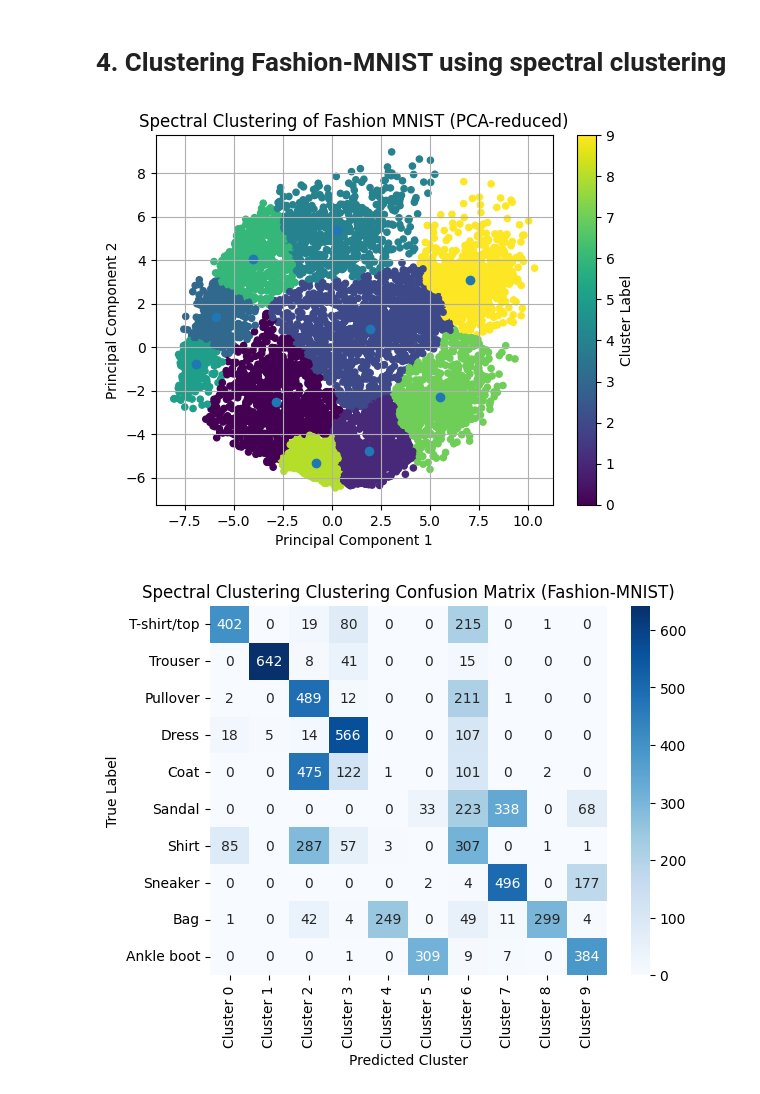
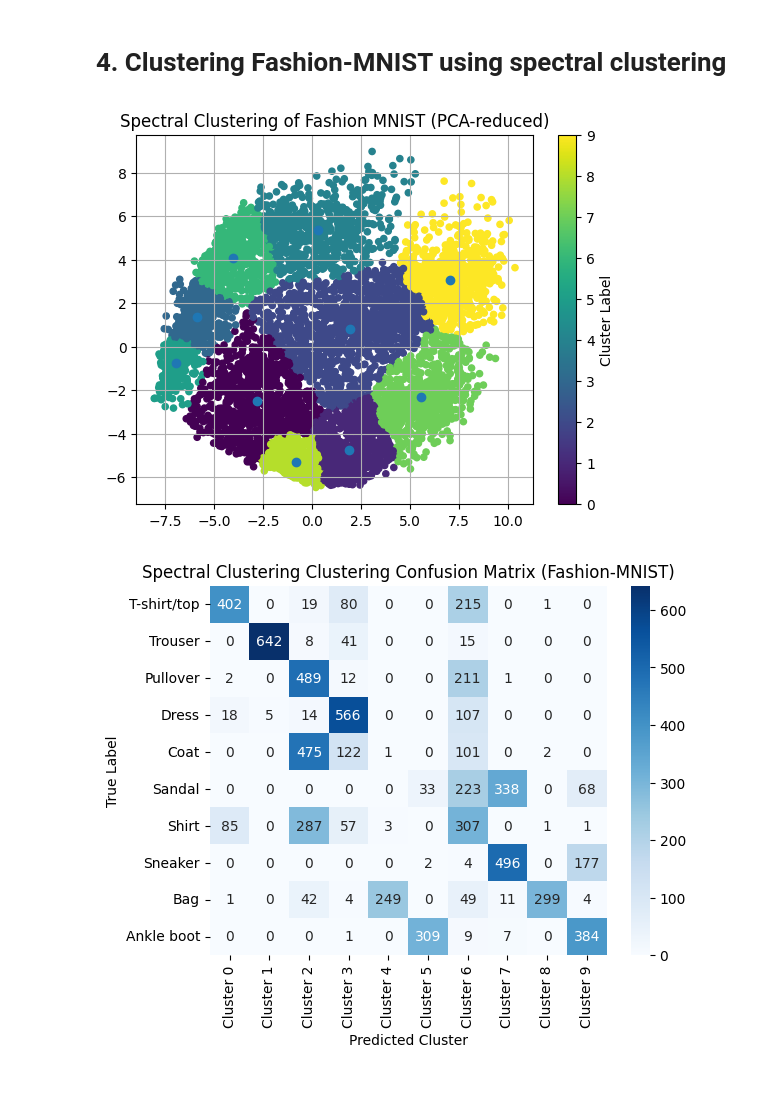
Before and after one commit to Shinyhunter95/math-data-science-course-Project2, a Jupyter notebook: project2.ipynb, the cells around one changed output. Saved outputs shown, nothing was run; the diff lists cells and outputs as text; code cells hidden in the pictures.

```diff
--- a/project2.ipynb
+++ b/project2.ipynb
@@ -338,8 +339,8 @@ plt.figure()
 scatter = plt.scatter(X_10_normalized_reduced[:, 0], X_10_normalized_reduced[:, 1], c=labels_reduced, cmap='viridis', s=20)
 plt.scatter(cluster_centers[:, 0], cluster_centers[:, 1],)
 plt.title('Spectral Clustering of Fashion MNIST (PCA-reduced)')
-plt.xlabel('Principal Component 1')
-plt.ylabel('Principal Component 2')
+#plt.xlabel('Principal Component 1')
+#plt.ylabel('Principal Component 2')
 plt.colorbar(scatter, label='Cluster Label')
 plt.grid(True)
 plt.show()
@@ -369,32 +370,32 @@ plt.xlabel('Predicted Cluster')
 plt.ylabel('True Label')
 plt.show()
 
 #Elbow
 wcss = []
 k_range = range(1, 11)
 
 #There is no way to directly pull inertia so we will compute it here
 for k in k_range:
     spectral_k = SpectralClustering(n_clusters=k, affinity='nearest_neighbors',
                                     n_neighbors=10, assign_labels='kmeans', random_state=0)
     labels_k = spectral_k.fit_predict(X_10_normalized_reduced)
 
     kmeans_wcss = KMeans(n_clusters=k, random_state=0, n_init='auto')
     kmeans_wcss.fit(X_10_normalized_reduced)
     wcss.append(kmeans_wcss.inertia_)
 
 print("Smallest k-means Inertia Value =", min(wcss))
 print("Adjusted Rand Index =", adjusted_rand_score(y_10, y_spectral))
 print("V-measure score =", v_measure_score(y_10, y_spectral))
 
 plt.figure()
 plt.plot(k_range, wcss, marker='o')
 plt.title('Elbow Method for Spectral Clustering')
 plt.xlabel('Number of Clusters (k)')
 plt.ylabel('Within-Cluster Sum of Squares (WCSS)')
 plt.xticks(k_range)
 plt.grid(True)
 plt.show()
 # %% [output]
-[figure, old version]
+[figure, new version]
 [figure]
```
Also changed, not shown: parts of 2 cells of this notebook.
